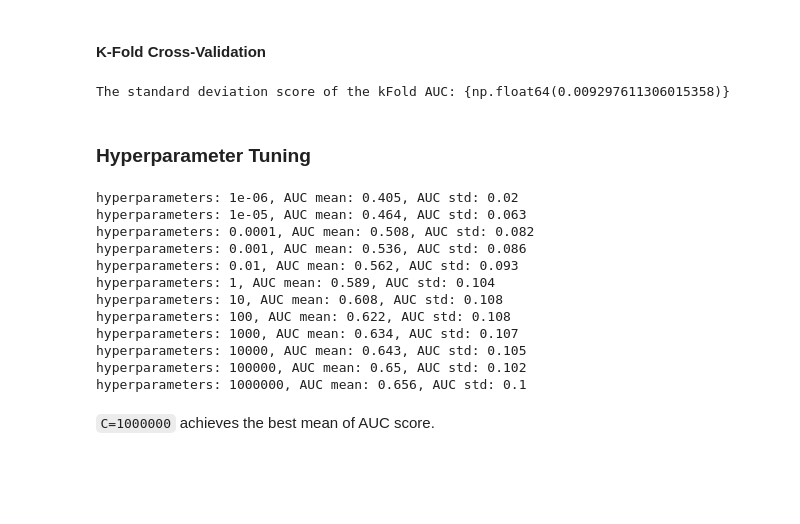
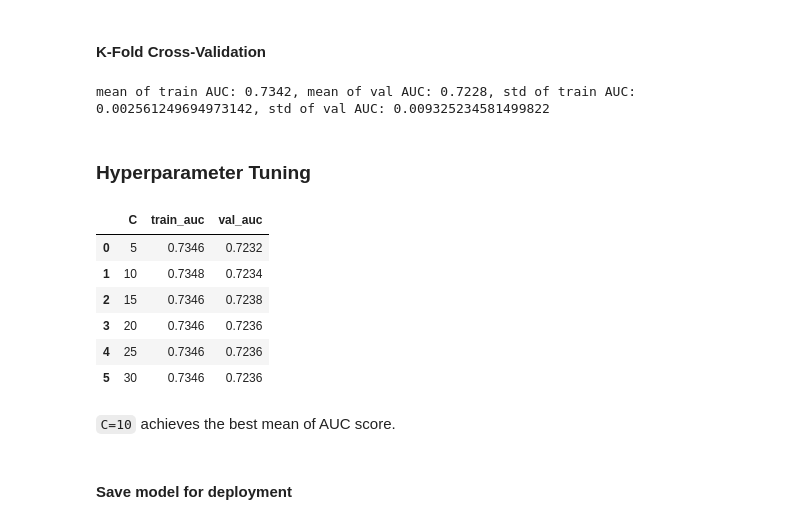
Before and after one commit to huanruizhang111/Machine-Learning-Zoomcamp-2025, a Jupyter notebook: Projects/Midterm Project/main.ipynb, the cells around one changed output. Cells and saved outputs as stored; diff of their text form; code cells hidden in the pictures; blank space fills up the shorter version.

Commit message:
before delpoyment still need modulize train and predict functions

```diff
--- a/Projects/Midterm Project/main.ipynb
+++ b/Projects/Midterm Project/main.ipynb
@@ -297,8 +301,11 @@ X_val.shape
 # %% [markdown]
 ### AUC
 # %%
-y_pred = model.predict_proba(X_val)[:,1]
 from sklearn.metrics import roc_auc_score
-auc_val = roc_auc_score(y_val, y_pred)
-round(auc_val, 3)
+y_train_pred = model.predict_proba(X_train)[:,1]
+auc_train = roc_auc_score(y_train, y_train_pred)
+
+y_val_pred = model.predict_proba(X_val)[:,1]
+auc_val = roc_auc_score(y_val, y_val_pred)
+print(f'ROC AUC train: {auc_train:.3f}, val: {auc_val:.3f}')
 # %% [output]
@@ -374,7 +381,8 @@ F1 reached its maximum when threshold=0.2
 from sklearn.model_selection import KFold
 def k_fold_auc(df_full_train, categoricals, numericals, c=1.0):
     kf = KFold(n_splits=5, shuffle=True, random_state=1)
-    kf_auc = []
+    kf_train_auc = []
+    kf_val_auc = []
     for train_index, val_index in kf.split(df_full_train):
         # prepare train data
         df_train = df_full_train.iloc[train_index]
@@ -388,6 +396,9 @@ def k_fold_auc(df_full_train, categoricals, numericals, c=1.0):
         model = LogisticRegression(solver='liblinear', C=c, max_iter=1000)
         model.fit(X_train, y_train)
 
+        # make predictions on train data
+        y_train_pred = model.predict_proba(X_train)[:, 1]
+
         # prepare validation data
         df_val = df_full_train.iloc[val_index]
         val_dict = df_val[categoricals + numericals].to_dict(orient='records')
@@ -395,39 +406,44 @@ def k_fold_auc(df_full_train, categoricals, numericals, c=1.0):
         y_val = df_val['10year_chd_risk'].values
 
         # make predictions on validation data
-        y_pred = model.predict_proba(X_val)[:, 1]
+        y_val_pred = model.predict_proba(X_val)[:, 1]
+
+        # evaluate the model on train data and store the AUC score in a list
+        kf_train_auc.append(round(roc_auc_score(y_train, y_train_pred), 3))
 
         # evaluate the model on validation data and store the AUC score in a list
-        kf_auc.append(roc_auc_score(y_val, y_pred))
+        kf_val_auc.append(round(roc_auc_score(y_val, y_val_pred), 3))
 
-    return kf_auc
+    return kf_train_auc, kf_val_auc
 
 # calculate the standard deviation of the AUC scores
-print(f'The standard deviation score of the kFold AUC:',{np.std(k_fold_auc(df_full_train, categoricals, numericals))})
+kf_train_auc, kf_val_auc = k_fold_auc(df_full_train, categoricals, numericals)
+print(f'mean of train AUC: {np.mean(kf_train_auc)}, mean of val AUC: {np.mean(kf_val_auc)}, std of train AUC: {np.std(kf_train_auc)}, std of val AUC: {np.std(kf_val_auc)}')
 # %% [output]
-The standard deviation score of the kFold AUC: {np.float64(0.009297611306015358)}
+mean of train AUC: 0.7342, mean of val AUC: 0.7228, std of train AUC: 0.002561249694973142, std of val AUC: 0.009325234581499822
 # %% [markdown]
 ### Hyperparameter Tuning
 # %%
-hyperparameters = [0.000001, 0.00001, 0.0001, 0.001, 0.01, 1, 10, 100, 1000, 10000, 100000, 1000000]
+hyperparameters = range(5, 31, 5)
 auc_score_hyperparamters = []
 
 for c in hyperparameters:
-    auc_score_hyperparamters.append(k_fold_auc(df_full_train, categoricals, numericals, c=c))
-
-    print(f'hyperparameters: {c}, AUC mean: {np.mean(auc_score_hyperparamters).round(3)}, AUC std: {np.std(auc_score_hyperparamters).round(3)}')
+    kf_train_auc, kf_val_auc = k_fold_auc(df_full_train, categoricals, numericals, c=c)
+    auc_score_hyperparamters.append([c, kf_train_auc, kf_val_auc])
-# %% [output]
-hyperparameters: 1e-06, AUC mean: 0.405, AUC std: 0.02
-hyperparameters: 1e-05, AUC mean: 0.464, AUC std: 0.063
-hyperparameters: 0.0001, AUC mean: 0.508, AUC std: 0.082
-hyperparameters: 0.001, AUC mean: 0.536, AUC std: 0.086
-hyperparameters: 0.01, AUC mean: 0.562, AUC std: 0.093
-hyperparameters: 1, AUC mean: 0.589, AUC std: 0.104
-hyperparameters: 10, AUC mean: 0.608, AUC std: 0.108
-hyperparameters: 100, AUC mean: 0.622, AUC std: 0.108
-hyperparameters: 1000, AUC mean: 0.634, AUC std: 0.107
-hyperparameters: 10000, AUC mean: 0.643, AUC std: 0.105
-hyperparameters: 100000, AUC mean: 0.65, AUC std: 0.102
-hyperparameters: 1000000, AUC mean: 0.656, AUC std: 0.1
+# %%
+df_auc_score_hyperparamters = pd.DataFrame(auc_score_hyperparamters, columns=['C', 'train_auc', 'val_auc'])
+df_auc_score_hyperparamters['train_auc'] = df_auc_score_hyperparamters['train_auc'].apply(lambda x: np.mean(x))
+df_auc_score_hyperparamters['val_auc'] = df_auc_score_hyperparamters['val_auc'].apply(lambda x: np.mean(x))
+df_auc_score_hyperparamters
+# %% [output]
+|  | C | train_auc | val_auc |
+| 0 | 5 | 0.7346 | 0.7232 |
+| 1 | 10 | 0.7348 | 0.7234 |
+| 2 | 15 | 0.7346 | 0.7238 |
+| 3 | 20 | 0.7346 | 0.7236 |
+| 4 | 25 | 0.7346 | 0.7236 |
+| 5 | 30 | 0.7346 | 0.7236 |
 # %% [markdown]
-`C=1000000` achieves the best mean of AUC score.
+`C=10` achieves the best mean of AUC score.
+# %% [markdown]
+#### Save model for deployment
```
Also changed, not shown: parts of 3 cells of this notebook.
